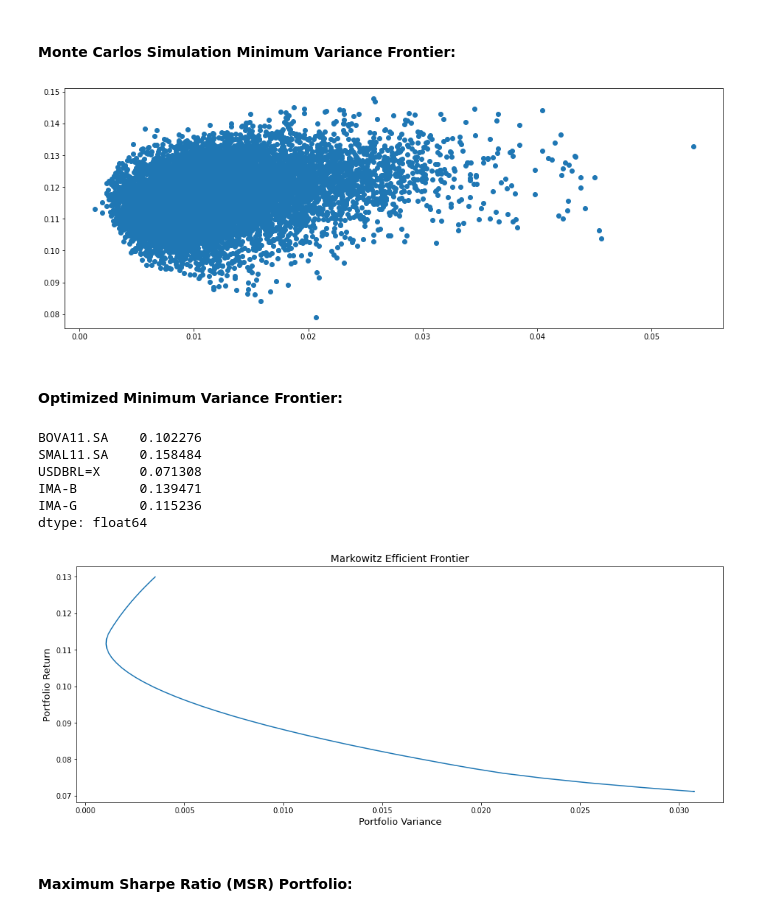
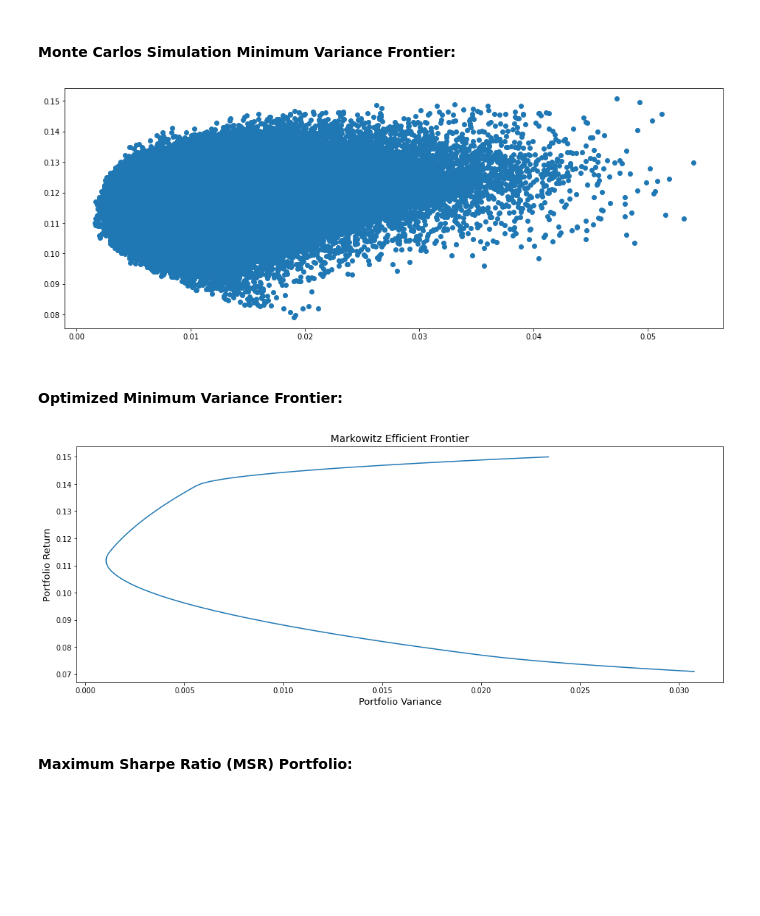
Before and after one commit to pedroosorio98/PyFinLib, a Jupyter notebook: PyFinLib Tools/PyFinLib Tools.ipynb, the cells around one changed output. Cells and saved outputs as stored; diff of their text form; code cells hidden in the pictures; blank space fills up the shorter version.

```diff
--- a/PyFinLib Tools/PyFinLib Tools.ipynb
+++ b/PyFinLib Tools/PyFinLib Tools.ipynb
@@ -233,4 +200,7 @@ pf.main_stats(rets,rf=pf.annualized_rets(cdi["CDI"]).round(3))
 | IMA-G | 0.115197 | 0.035319 | 0.656774 | -0.057773 | -0.002577 | ... |
 # %% [markdown]
 #### MInimize vol for a given return:
+# %%
+cov_matrix = rets.cov()
+expected_returns = pf.annualized_rets(rets)
 # %%
@@ -246,27 +216,18 @@ pd.DataFrame(weights_target_20*100,index=cov_matrix.index,columns=["Weights"]).r
 # %% [markdown]
 #### Monte Carlos Simulation Minimum Variance Frontier:
 # %%
-pf.plot_montecarlo_ef(cov_matrix,expected_returns,n_simulations=10000)
+pf.plot_montecarlo_ef(cov_matrix,expected_returns,n_simulations=100000)
 # %% [output]
-[figure, old version]
+[figure, new version]
 # %% [markdown]
 #### Optimized Minimum Variance Frontier:
-# %%
-expected_returns
-# %% [output]
-BOVA11.SA    0.102276
-SMAL11.SA    0.158484
-USDBRL=X     0.071308
-IMA-B        0.139471
-IMA-G        0.115236
-dtype: float64
 # %%
 cov_matrix = rets.cov()
-target_returns = np.linspace(0,0.13,100)
+target_returns = np.linspace(0,0.15,200)
 expected_returns = pf.annualized_rets(rets)
 pf.plot_markowitz_ef(target_returns,cov_matrix,expected_returns)
 # %% [output]
-[figure, old version]
+[figure, new version]
 # %% [markdown]
 #### Maximum Sharpe Ratio (MSR) Portfolio:
 # %%
```
Also changed, not shown: parts of 29 cells of this notebook.
